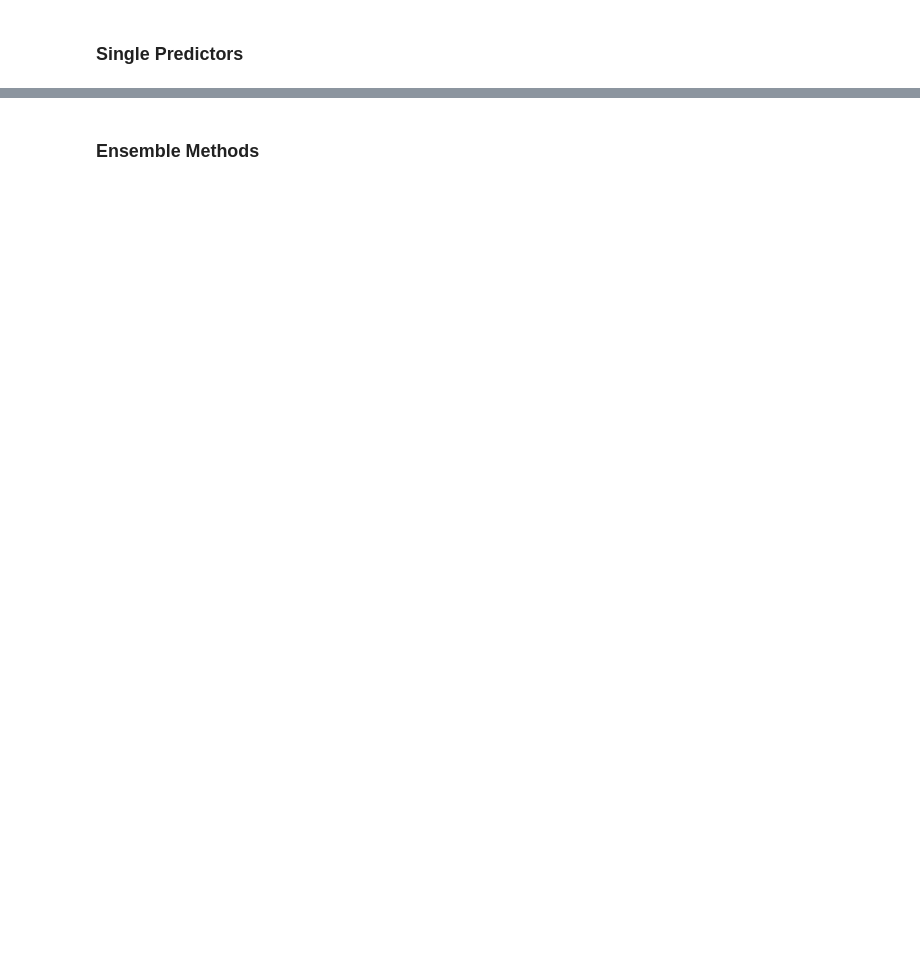
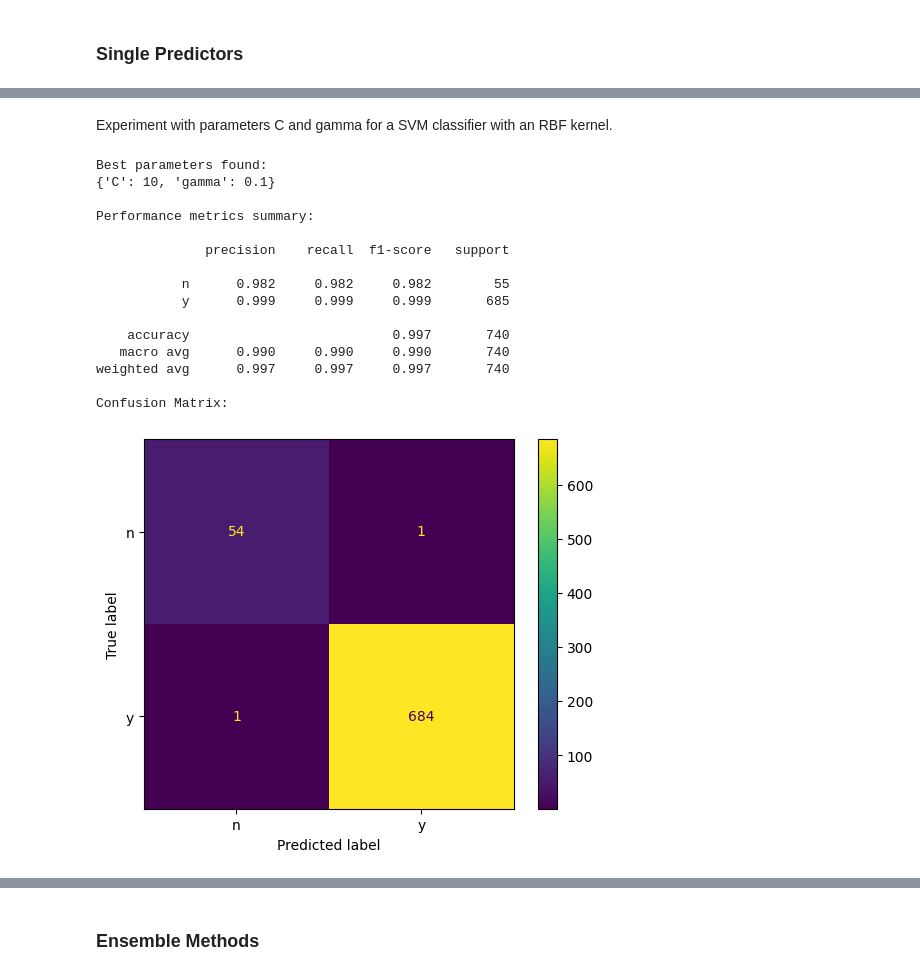
Before and after one commit to mikeguzman1294/BinaryClassification, a Jupyter notebook: BinaryClassification.ipynb, the cells around one changed output, grey strips where cells are left out. Cells and saved outputs as stored; diff of their text form; code cells hidden in the pictures; blank space fills up the shorter version.

```diff
--- a/BinaryClassification.ipynb
+++ b/BinaryClassification.ipynb
@@ -864,0 +950,39 @@ Let's evaluate a couple of simple predictors first.
+# %% [markdown]
+Experiment with parameters C and gamma for a SVM classifier with an RBF kernel.
+# %%
+# Create a SVM Classifier
+svm_classifier = SVC(random_state = 0, kernel = 'rbf')
+
+# Define a parameter grid for grid search
+svm_param_grid = {
+    'C': [1, 10, 100],
+    'gamma': [0.1, 1, 10]
+}
+
+# Perform grid search
+svm_grid_search = GridSearchCV(estimator=svm_classifier, param_grid=svm_param_grid, cv=5)
+svm_grid_search.fit(X_train, y_train)
+print(f'Best parameters found:\n{svm_grid_search.best_params_}\n')
+
+# Predict 'y'
+y_pred = svm_grid_search.predict(X_test)
+
+# Evaluate its performance
+evaluate_classifier(y_test, y_pred)
+# %% [output]
+Best parameters found:
+{'C': 10, 'gamma': 0.1}
+
+Performance metrics summary:
+
+              precision    recall  f1-score   support
+
+           n      0.982     0.982     0.982        55
+           y      0.999     0.999     0.999       685
+
+    accuracy                          0.997       740
+   macro avg      0.990     0.990     0.990       740
+weighted avg      0.997     0.997     0.997       740
+
+Confusion Matrix:
+[figure, added]
```
Also changed, not shown: parts of 40 cells of this notebook.
